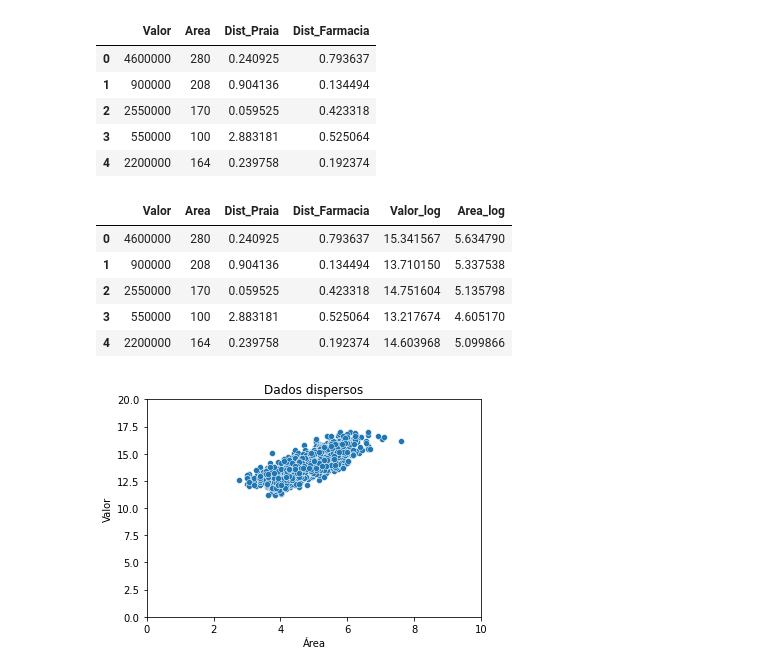
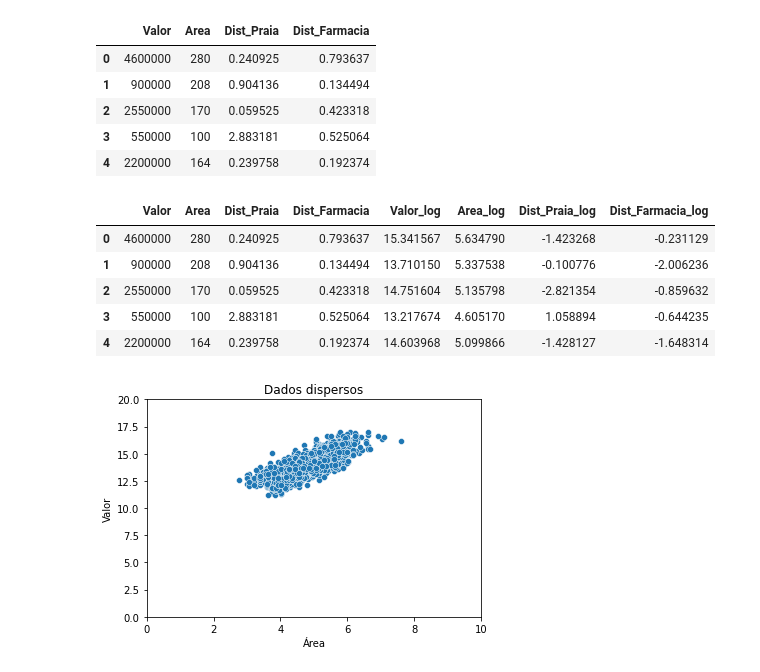
Before and after one commit to BrunoASNascimento/ml_study, a Jupyter notebook: linear regression/full_linear_regression.ipynb, the cells around one changed output. Drawn from its saved outputs; the diff is of its cells as text; code cells hidden in the pictures.

```diff
--- a/linear regression/full_linear_regression.ipynb
+++ b/linear regression/full_linear_regression.ipynb
@@ -14,14 +14,16 @@ df.head()
 # %%
 df['Valor_log'] = np.log(df['Valor'])
 df['Area_log'] = np.log(df['Area'])
+df['Dist_Praia_log'] = np.log(df['Dist_Praia'])
+df['Dist_Farmacia_log'] = np.log(df['Dist_Farmacia'])
 df.head()
 # %% [output]
-|  | Valor | Area | Dist_Praia | Dist_Farmacia | Valor_log | Area_log |
-| 0 | 4600000 | 280 | 0.240925 | 0.793637 | 15.341567 | 5.634790 |
-| 1 | 900000 | 208 | 0.904136 | 0.134494 | 13.710150 | 5.337538 |
-| 2 | 2550000 | 170 | 0.059525 | 0.423318 | 14.751604 | 5.135798 |
-| 3 | 550000 | 100 | 2.883181 | 0.525064 | 13.217674 | 4.605170 |
-| 4 | 2200000 | 164 | 0.239758 | 0.192374 | 14.603968 | 5.099866 |
+|  | Valor | Area | Dist_Praia | Dist_Farmacia | Valor_log | Area_log | Dist_Praia_log | Dist_Farmacia_log |
+| 0 | 4600000 | 280 | 0.240925 | 0.793637 | 15.341567 | 5.634790 | -1.423268 | -0.231129 |
+| 1 | 900000 | 208 | 0.904136 | 0.134494 | 13.710150 | 5.337538 | -0.100776 | -2.006236 |
+| 2 | 2550000 | 170 | 0.059525 | 0.423318 | 14.751604 | 5.135798 | -2.821354 | -0.859632 |
+| 3 | 550000 | 100 | 2.883181 | 0.525064 | 13.217674 | 4.605170 | 1.058894 | -0.644235 |
+| 4 | 2200000 | 164 | 0.239758 | 0.192374 | 14.603968 | 5.099866 | -1.428127 | -1.648314 |
 # %%
 import matplotlib.pyplot as plt
 import seaborn as sns
```
Also changed, not shown: parts of 1 cell of this notebook.
